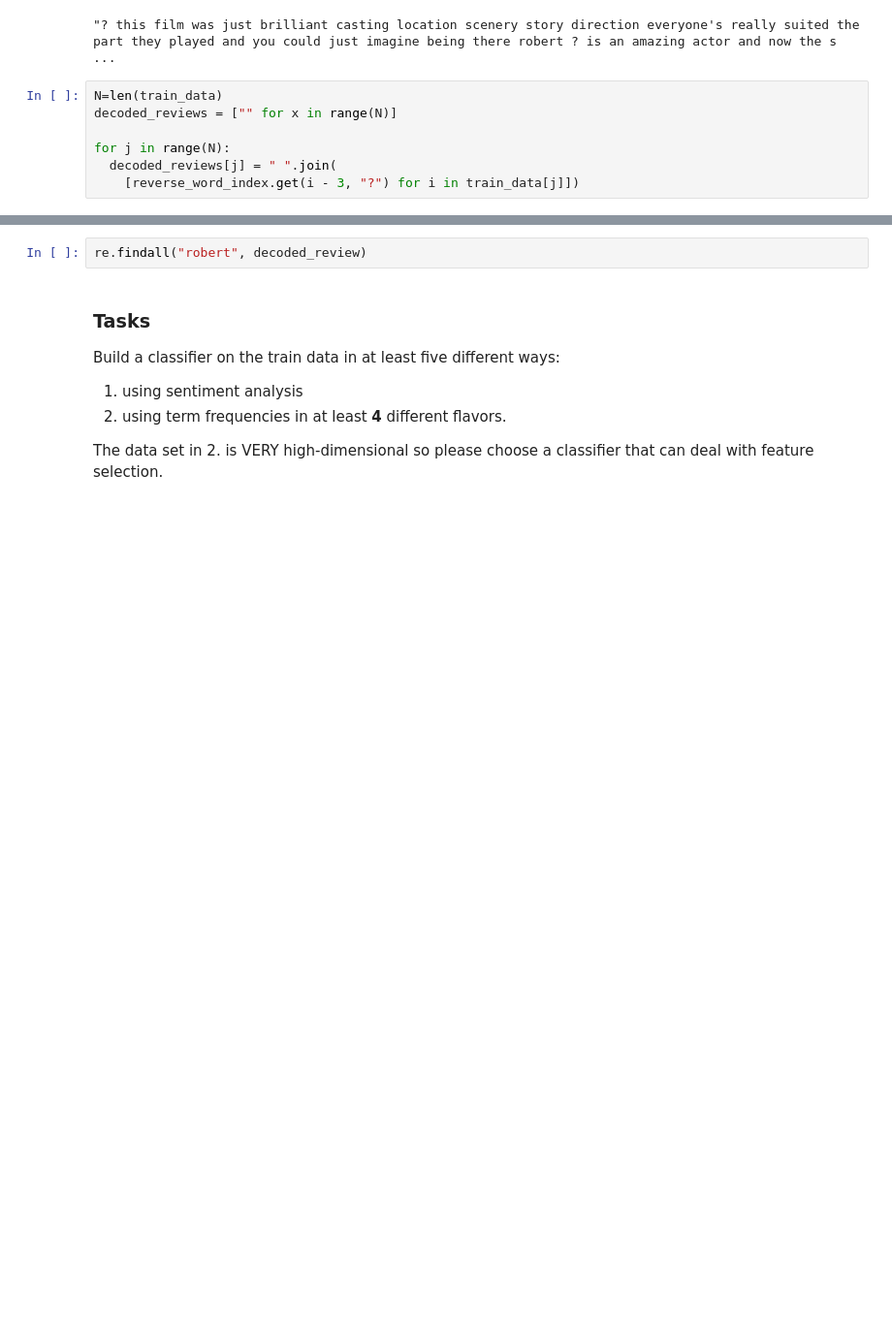
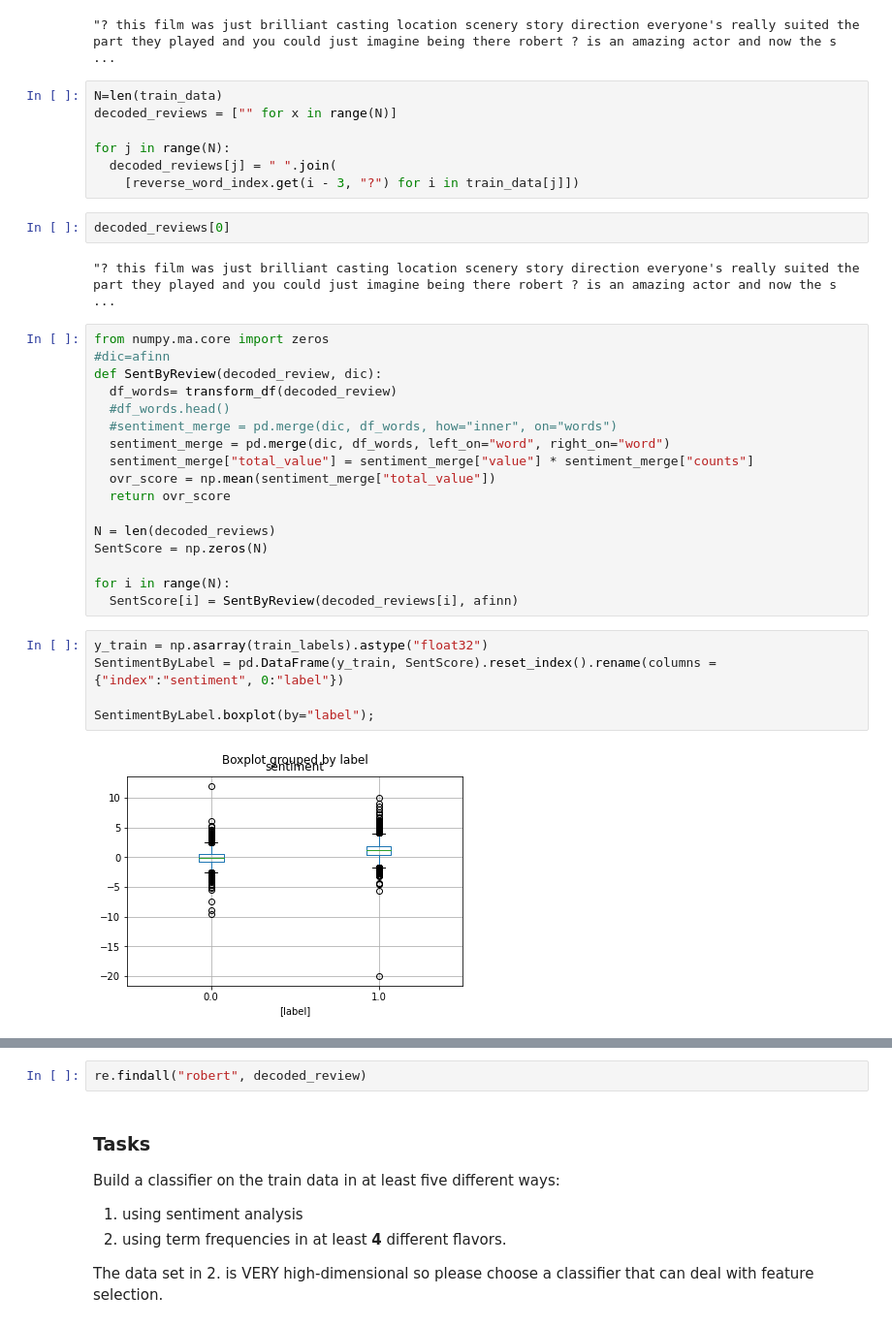
Before and after one commit to markusloecher/DataScience-HWR, a Jupyter notebook: TWSM/Class2.ipynb, the cells around one changed output, grey strips where cells are left out. Shown: that part at 97% size. Saved outputs shown, nothing was run; the diff lists cells and outputs as text; blank space fills up the shorter version.

```diff
--- a/TWSM/Class2.ipynb
+++ b/TWSM/Class2.ipynb
@@ -140,3 +158,31 @@ decoded_reviews = ["" for x in range(N)]
 for j in range(N):
   decoded_reviews[j] = " ".join(
     [reverse_word_index.get(i - 3, "?") for i in train_data[j]])
+# %%
+decoded_reviews[0]
+# %% [output]
+"? this film was just brilliant casting location scenery story direction everyone's really suited the part they played and you could just imagine being there robert ? is an amazing actor and now the s ...
+# %%
+from numpy.ma.core import zeros
+#dic=afinn
+def SentByReview(decoded_review, dic):
+  df_words= transform_df(decoded_review)
+  #df_words.head()
+  #sentiment_merge = pd.merge(dic, df_words, how="inner", on="words")
+  sentiment_merge = pd.merge(dic, df_words, left_on="word", right_on="word")
+  sentiment_merge["total_value"] = sentiment_merge["value"] * sentiment_merge["counts"]
+  ovr_score = np.mean(sentiment_merge["total_value"])
+  return ovr_score
+
+N = len(decoded_reviews)
+SentScore = np.zeros(N)
+
+for i in range(N):
+  SentScore[i] = SentByReview(decoded_reviews[i], afinn)
+# %%
+y_train = np.asarray(train_labels).astype("float32")
+SentimentByLabel = pd.DataFrame(y_train, SentScore).reset_index().rename(columns = {"index":"sentiment", 0:"label"})
+
+SentimentByLabel.boxplot(by="label");
+# %% [output]
+[figure, added]
```
Also changed, not shown: parts of 32 cells of this notebook.
